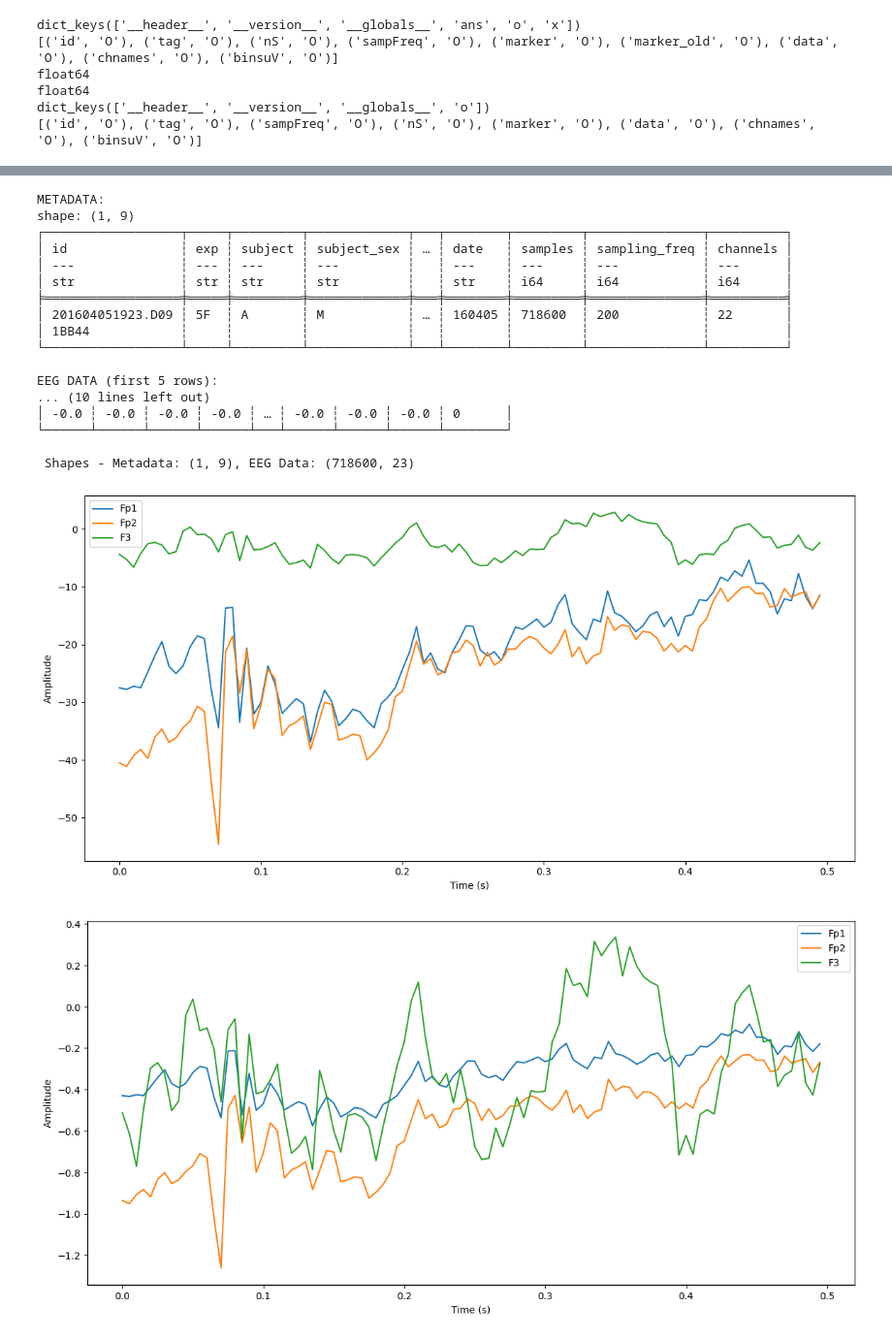
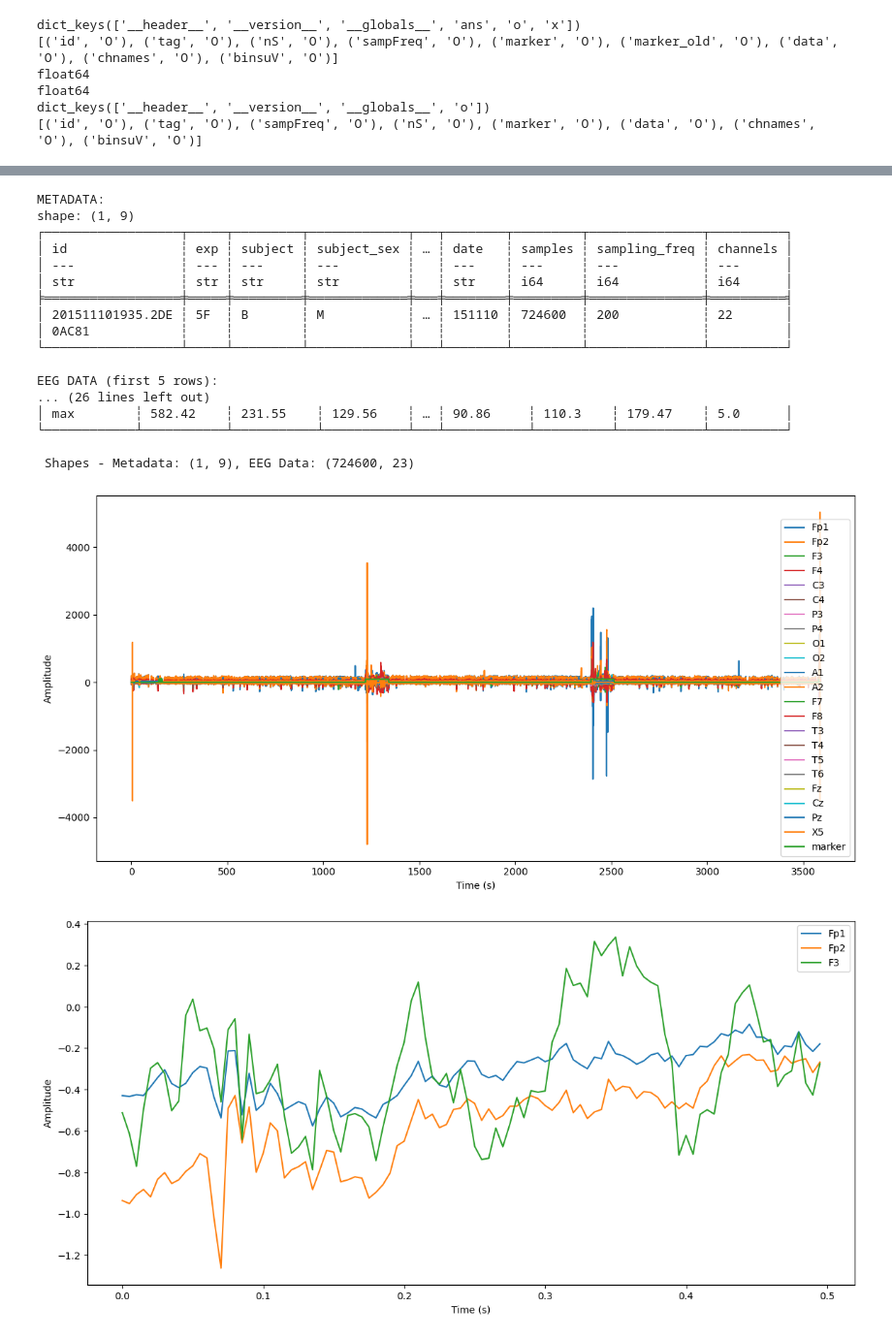
Before and after one commit to eZWALT/ML4HD-Machine-Learning-for-Human-Data, a Jupyter notebook: PROJECT/src/main.ipynb, the cells around one changed output, grey strips where cells are left out. Shown at 97% size. Drawn from its saved outputs; the diff is of its cells as text; code cells hidden in the pictures.

```diff
--- a/PROJECT/src/main.ipynb
+++ b/PROJECT/src/main.ipynb
@@ -61,13 +61,14 @@ shape: (5, 22)
 import numpy as np
 import matplotlib.pyplot as plt
 # Now this will work properly
-metadata, eeg_data = u.read_file("../data/5F-SubjectA-160405-5St-SGLHand.mat")
+metadata, eeg_data = u.read_file("../data/5F-SubjectB-151110-5St-SGLHand.mat")
 
 print("METADATA:")
 print(metadata.head())
 
 print("\nEEG DATA (first 5 rows):")
 print(eeg_data.head())
+print(eeg_data.describe())
 
 print(f"\n Shapes - Metadata: {metadata.shape}, EEG Data: {eeg_data.shape}")
 # %% [output]
@@ -78,20 +79,20 @@ shape: (1, 9)
 │ ---              ┆ --- ┆ ---     ┆ ---         ┆   ┆ ---    ┆ ---     ┆ ---           ┆ ---      │
 │ str              ┆ str ┆ str     ┆ str         ┆   ┆ str    ┆ i64     ┆ i64           ┆ i64      │
 ╞══════════════════╪═════╪═════════╪═════════════╪═══╪════════╪═════════╪═══════════════╪══════════╡
-│ 201604051923.D09 ┆ 5F  ┆ A       ┆ M           ┆ … ┆ 160405 ┆ 718600  ┆ 200           ┆ 22       │
-│ 1BB44            ┆     ┆         ┆             ┆   ┆        ┆         ┆               ┆          │
+│ 201511101935.2DE ┆ 5F  ┆ B       ┆ M           ┆ … ┆ 151110 ┆ 724600  ┆ 200           ┆ 22       │
+│ 0AC81            ┆     ┆         ┆             ┆   ┆        ┆         ┆               ┆          │
 └──────────────────┴─────┴─────────┴─────────────┴───┴────────┴─────────┴───────────────┴──────────┘
 
 EEG DATA (first 5 rows):
-... (10 lines left out)
-│ -0.0 ┆ -0.0 ┆ -0.0 ┆ -0.0 ┆ … ┆ -0.0 ┆ -0.0 ┆ -0.0 ┆ 0      │
-└──────┴──────┴──────┴──────┴───┴──────┴──────┴──────┴────────┘
+... (26 lines left out)
+│ max        ┆ 582.42    ┆ 231.55    ┆ 129.56    ┆ … ┆ 90.86     ┆ 110.3    ┆ 179.47    ┆ 5.0      │
+└────────────┴───────────┴───────────┴───────────┴───┴───────────┴──────────┴───────────┴──────────┘
 
- Shapes - Metadata: (1, 9), EEG Data: (718600, 23)
+ Shapes - Metadata: (1, 9), EEG Data: (724600, 23)
 # %%
-u.plot_eeg_signals(eeg_data, first_sample=1000, window_size=100,freq=metadata["sampling_freq"][0], channels=['Fp1', 'Fp2', 'F3'])
+u.plot_eeg_signals(eeg_data, first_sample=1000,freq=metadata["sampling_freq"][0])
 # %% [output]
-[figure, old version]
+[figure, new version]
 # %%
 eeg_data_normalized = p.normalize_eeg(eeg_data)
 u.plot_eeg_signals(eeg_data_normalized, first_sample=1000, window_size=100,freq=metadata["sampling_freq"][0], channels=['Fp1', 'Fp2', 'F3'])
```
Also changed, not shown: parts of 2 cells of this notebook, 2 other files.
